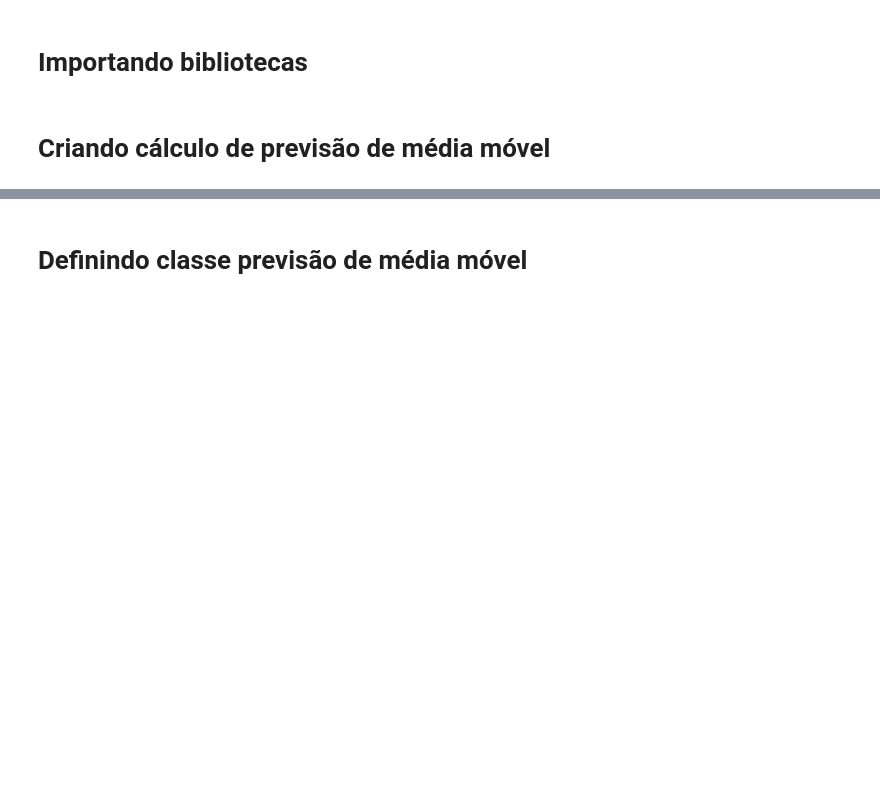
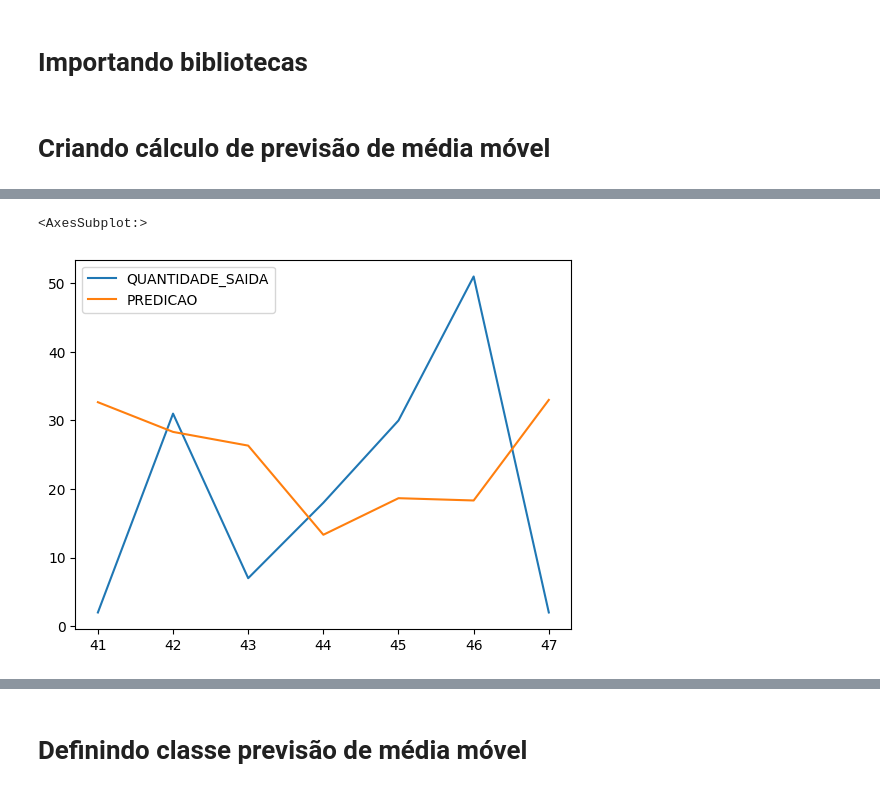
Before and after one commit to tonylincon1/MVP-Predict-Stock, a Jupyter notebook: src/notebooks_test/testing_predict_mean.ipynb, the cells around one changed output, grey strips where cells are left out. Cells and saved outputs as stored; diff of their text form; code cells hidden in the pictures; blank space fills up the shorter version.

```diff
--- a/src/notebooks_test/testing_predict_mean.ipynb
+++ b/src/notebooks_test/testing_predict_mean.ipynb
@@ -52,0 +86,5 @@ mean_absolute_error(data_predict_media_movel.query("NUMERO_REGISTRO_PRODUTO == 1
+# %%
+data_predict_media_movel.query("NUMERO_REGISTRO_PRODUTO == 100020070")[["QUANTIDADE_SAIDA","PREDICAO"]][-7:].plot()
+# %% [output]
+<AxesSubplot:>
+[figure, added]
```
Also changed, not shown: parts of 18 cells of this notebook, 18 other files.
